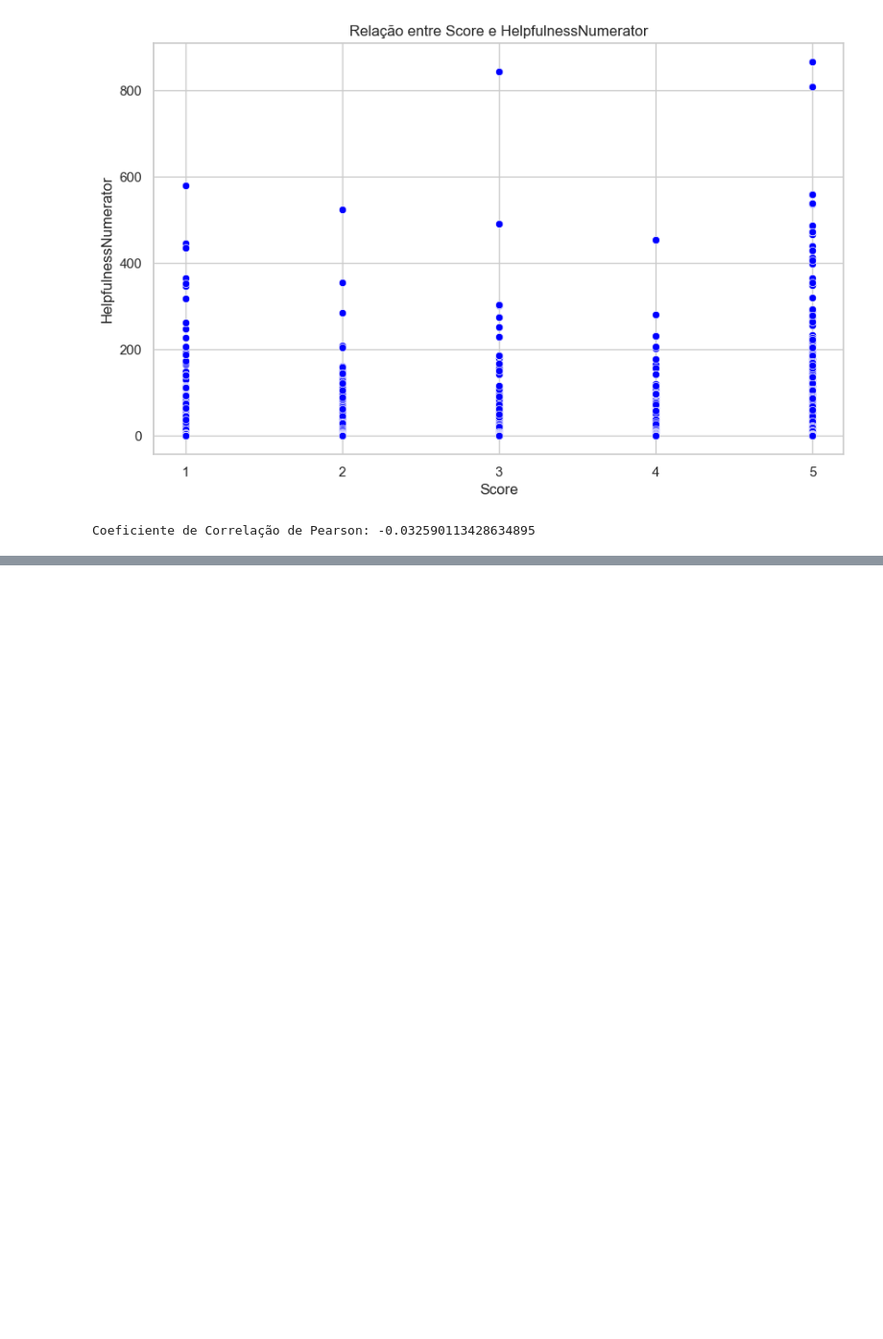
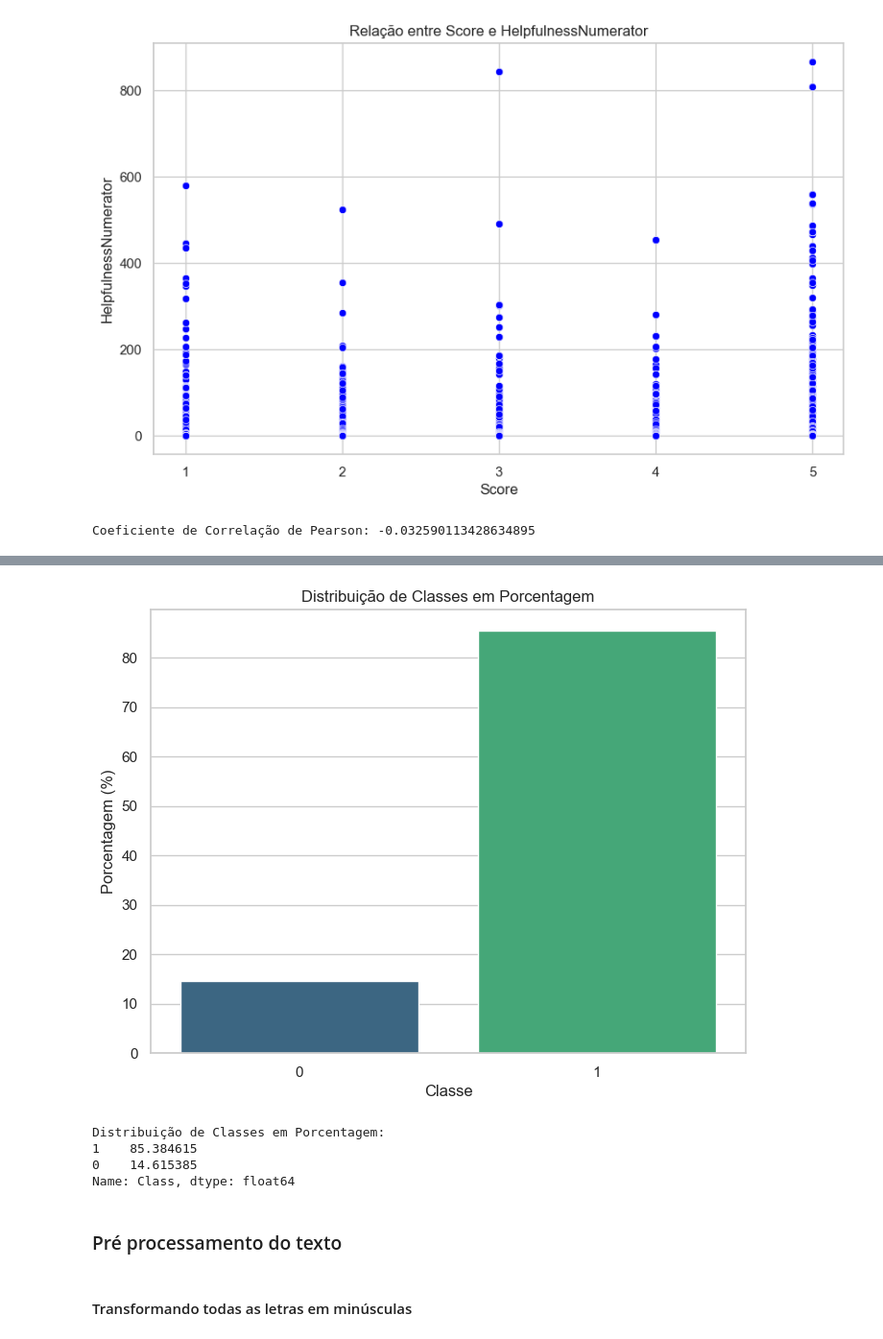
Before and after one commit to Larilw/projeto-machine-learning, a Jupyter notebook: projeto_ml.ipynb, the cells around one changed output, grey strips where cells are left out. Shown: that part at 96% size. Saved outputs shown, nothing was run; the diff lists cells and outputs as text; code cells hidden in the pictures; blank space fills up the shorter version.

```diff
--- a/projeto_ml.ipynb
+++ b/projeto_ml.ipynb
@@ -238,0 +365,31 @@ Name: Score, dtype: float64
+# %%
+sns.set(style="whitegrid")
+
+# Calcula a porcentagem de cada classe
+porcentagens = main_data_useful['Class'].value_counts(normalize=True) * 100
+
+# Gráfico de barras para a distribuição de classes em porcentagem
+plt.figure(figsize=(8, 6))
+sns.barplot(x=porcentagens.index, y=porcentagens, palette='viridis')
+plt.xlabel('Classe')
+plt.ylabel('Porcentagem (%)')
+plt.title('Distribuição de Classes em Porcentagem')
+plt.show()
+
+
+# Calcula a porcentagem de cada classe
+porcentagens = main_data_useful['Class'].value_counts(normalize=True) * 100
+
+# Imprime as porcentagens
+print("Distribuição de Classes em Porcentagem:")
+print(porcentagens)
+# %% [output]
+[figure, added]
+Distribuição de Classes em Porcentagem:
+1    85.384615
+0    14.615385
+Name: Class, dtype: float64
+# %% [markdown]
+### Pré processamento do texto
+# %% [markdown]
+#### Transformando todas as letras em minúsculas
```
Also changed, not shown: parts of 42 cells of this notebook, 2 other files.
